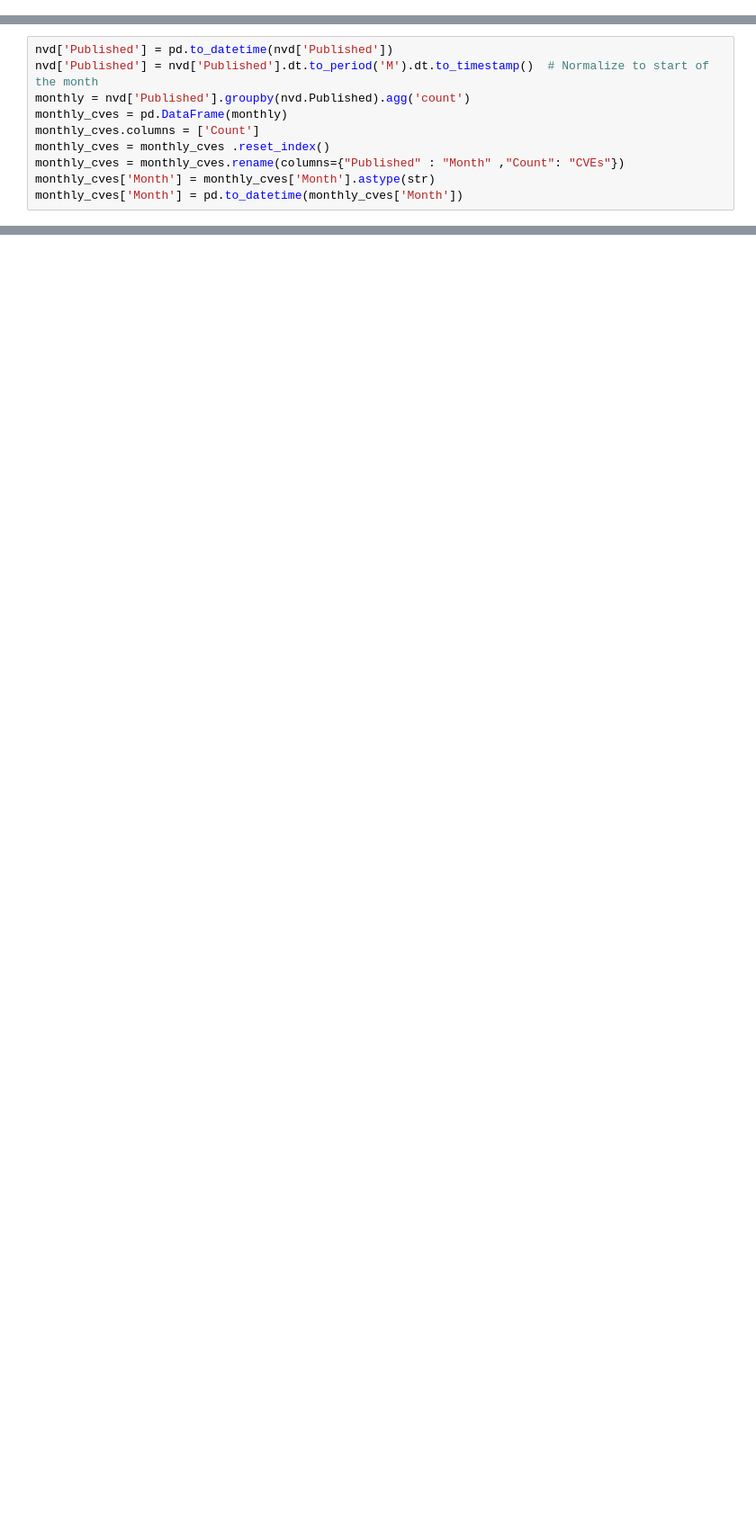
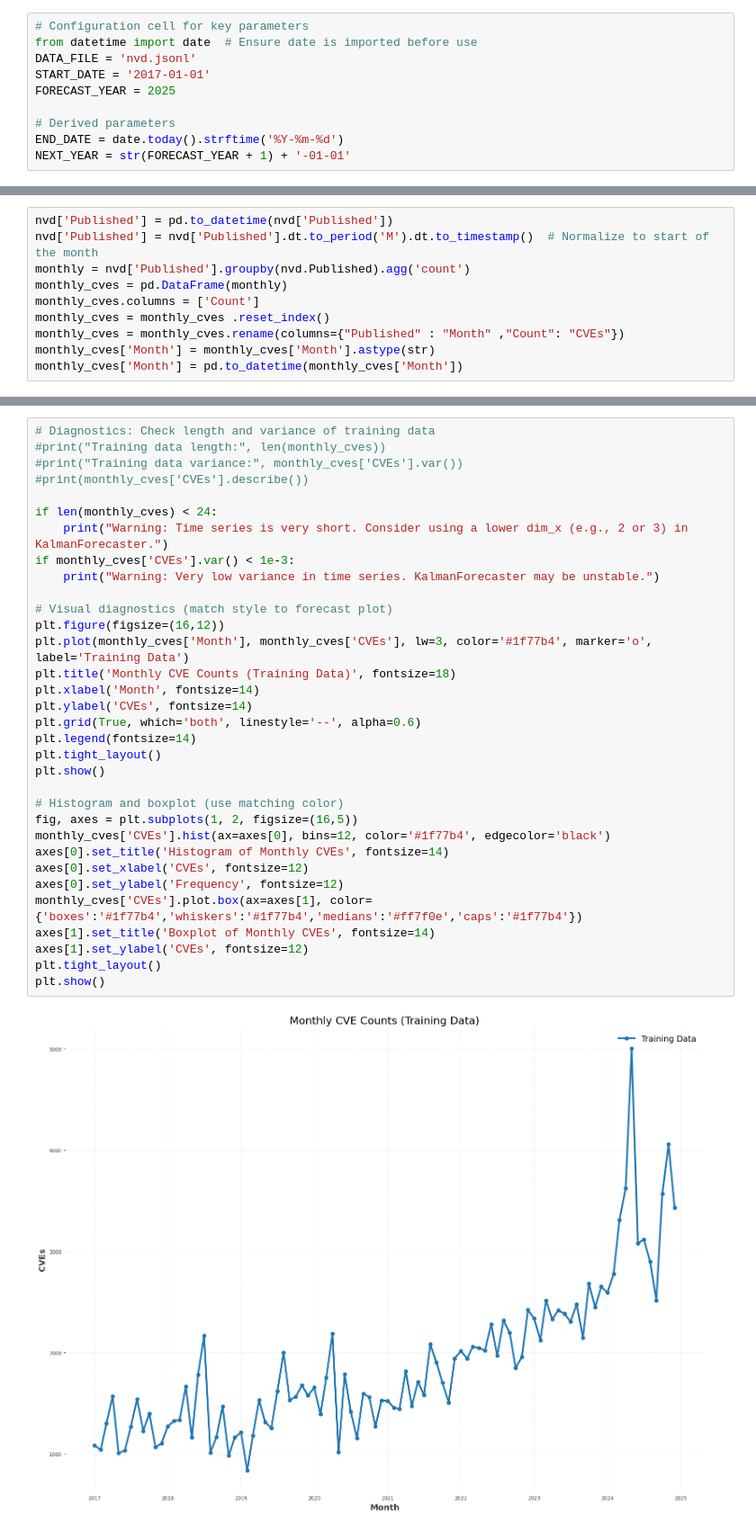
Before and after one commit to jgamblin/KalmanCVE, a Jupyter notebook: Kalman_2025.ipynb, the cells around one changed output, grey strips where cells are left out. Shown: that part at 90% size. Saved outputs shown, nothing was run; the diff lists cells and outputs as text; blank space fills up the shorter version.

```diff
--- a/Kalman_2025.ipynb
+++ b/Kalman_2025.ipynb
@@ -8,0 +36,10 @@ https://unit8co.github.io/darts/
+# %%
+# Configuration cell for key parameters
+from datetime import date  # Ensure date is imported before use
+DATA_FILE = 'nvd.jsonl'
+START_DATE = '2017-01-01'
+FORECAST_YEAR = 2025
+
+# Derived parameters
+END_DATE = date.today().strftime('%Y-%m-%d')
+NEXT_YEAR = str(FORECAST_YEAR + 1) + '-01-01'
@@ -90,0 +187,35 @@ monthly_cves['Month'] = pd.to_datetime(monthly_cves['Month'])
+# %%
+# Diagnostics: Check length and variance of training data
+#print("Training data length:", len(monthly_cves))
+#print("Training data variance:", monthly_cves['CVEs'].var())
+#print(monthly_cves['CVEs'].describe())
+
+if len(monthly_cves) < 24:
+    print("Warning: Time series is very short. Consider using a lower dim_x (e.g., 2 or 3) in KalmanForecaster.")
+if monthly_cves['CVEs'].var() < 1e-3:
+    print("Warning: Very low variance in time series. KalmanForecaster may be unstable.")
+
+# Visual diagnostics (match style to forecast plot)
+plt.figure(figsize=(16,12))
+plt.plot(monthly_cves['Month'], monthly_cves['CVEs'], lw=3, color='#1f77b4', marker='o', label='Training Data')
+plt.title('Monthly CVE Counts (Training Data)', fontsize=18)
+plt.xlabel('Month', fontsize=14)
+plt.ylabel('CVEs', fontsize=14)
+plt.grid(True, which='both', linestyle='--', alpha=0.6)
+plt.legend(fontsize=14)
+plt.tight_layout()
+plt.show()
+
+# Histogram and boxplot (use matching color)
+fig, axes = plt.subplots(1, 2, figsize=(16,5))
+monthly_cves['CVEs'].hist(ax=axes[0], bins=12, color='#1f77b4', edgecolor='black')
+axes[0].set_title('Histogram of Monthly CVEs', fontsize=14)
+axes[0].set_xlabel('CVEs', fontsize=12)
+axes[0].set_ylabel('Frequency', fontsize=12)
+monthly_cves['CVEs'].plot.box(ax=axes[1], color={'boxes':'#1f77b4','whiskers':'#1f77b4','medians':'#ff7f0e','caps':'#1f77b4'})
+axes[1].set_title('Boxplot of Monthly CVEs', fontsize=14)
+axes[1].set_ylabel('CVEs', fontsize=12)
+plt.tight_layout()
+plt.show()
+# %% [output]
+[figure, added]
```
Also changed, not shown: parts of 30 cells of this notebook, 1 other file.
